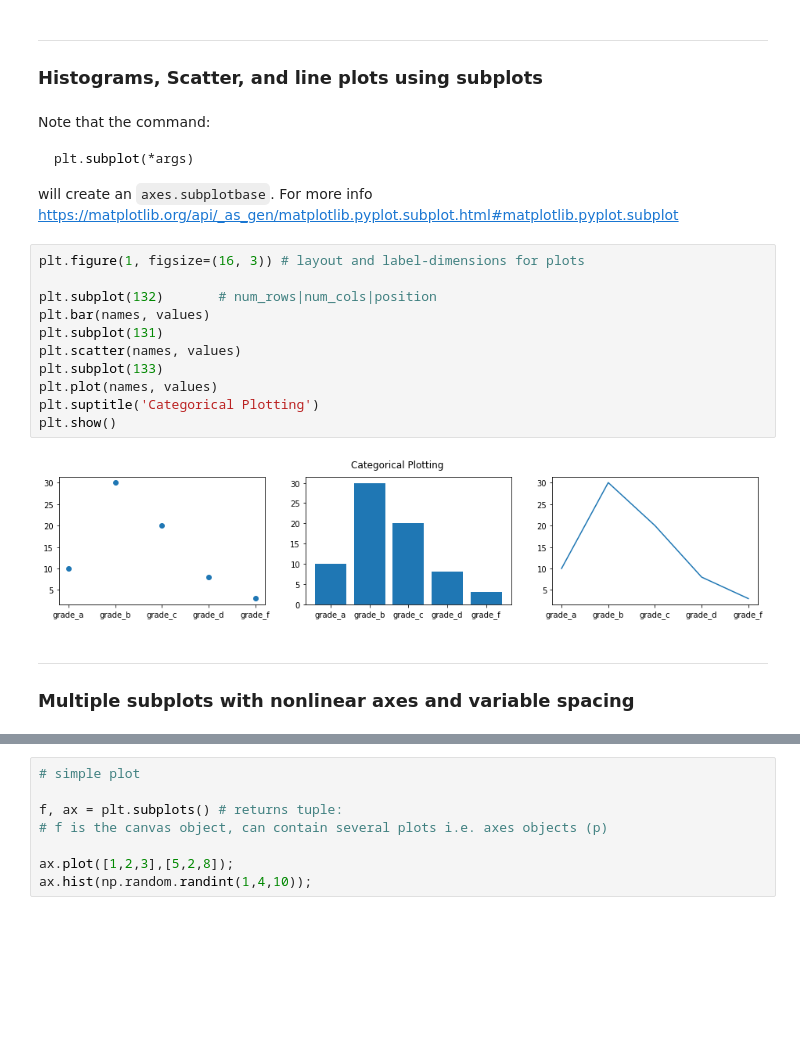
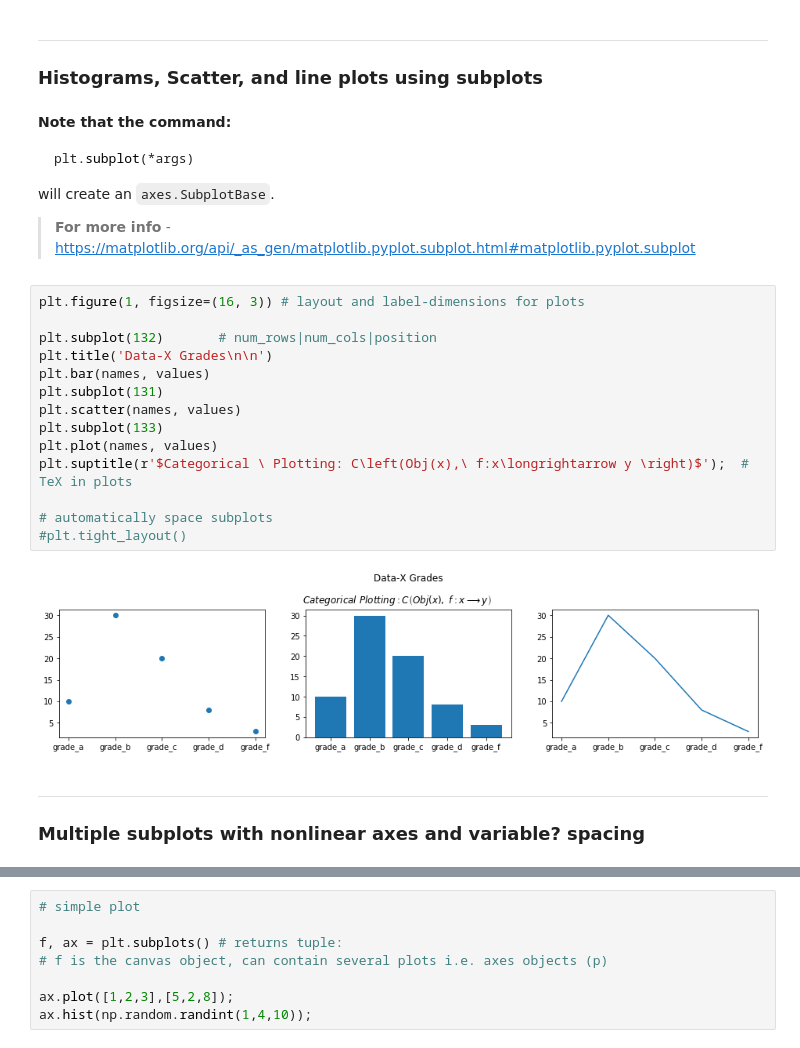
Before and after one commit to ehcastroh/02c-tools-data-visualizations, a Jupyter notebook: visualization-intro-w-matplotlib-seaborn-plotly-v3.ipynb, the cells around one changed output, grey strips where cells are left out. Saved outputs shown, nothing was run; the diff lists cells and outputs as text; blank space fills up the shorter version.

Commit message:
modified pythonic plotting portion to include new plots. Added new content and centered all media.

````diff
--- a/visualization-intro-w-matplotlib-seaborn-plotly-v3.ipynb
+++ b/visualization-intro-w-matplotlib-seaborn-plotly-v3.ipynb
@@ -250,27 +258,31 @@ plt.plot(names,values,marker='*');
 ___
 ### Histograms, Scatter, and line plots using **subplots**
 # %% [markdown]
-Note that the command:
+**Note that the command:**
 ``` python
 plt.subplot(*args)
 ```
-will create an `axes.subplotbase`. For more info https://matplotlib.org/api/_as_gen/matplotlib.pyplot.subplot.html#matplotlib.pyplot.subplot
+will create an `axes.SubplotBase`.
+>**For more info** - https://matplotlib.org/api/_as_gen/matplotlib.pyplot.subplot.html#matplotlib.pyplot.subplot
 # %%
 plt.figure(1, figsize=(16, 3)) # layout and label-dimensions for plots
 
 plt.subplot(132)       # num_rows|num_cols|position
+plt.title('Data-X Grades\n\n')
 plt.bar(names, values)
 plt.subplot(131)
 plt.scatter(names, values)
 plt.subplot(133)
 plt.plot(names, values)
-plt.suptitle('Categorical Plotting')
-plt.show()
+plt.suptitle(r'$Categorical \ Plotting: C\left(Obj(x),\ f:x\longrightarrow y \right)$');  # TeX in plots
+
+# automatically space subplots
+#plt.tight_layout()
 # %% [output]
-[figure, old version]
+[figure, new version]
 # %% [markdown]
 ___
-### Multiple **subplots with nonlinear axes and variable spacing**
+### Multiple **subplots with nonlinear axes and variable? spacing**
 # %%
 from matplotlib.ticker import NullFormatter  # useful for `logit` scale
 
````
Also changed, not shown: parts of 34 cells of this notebook.
